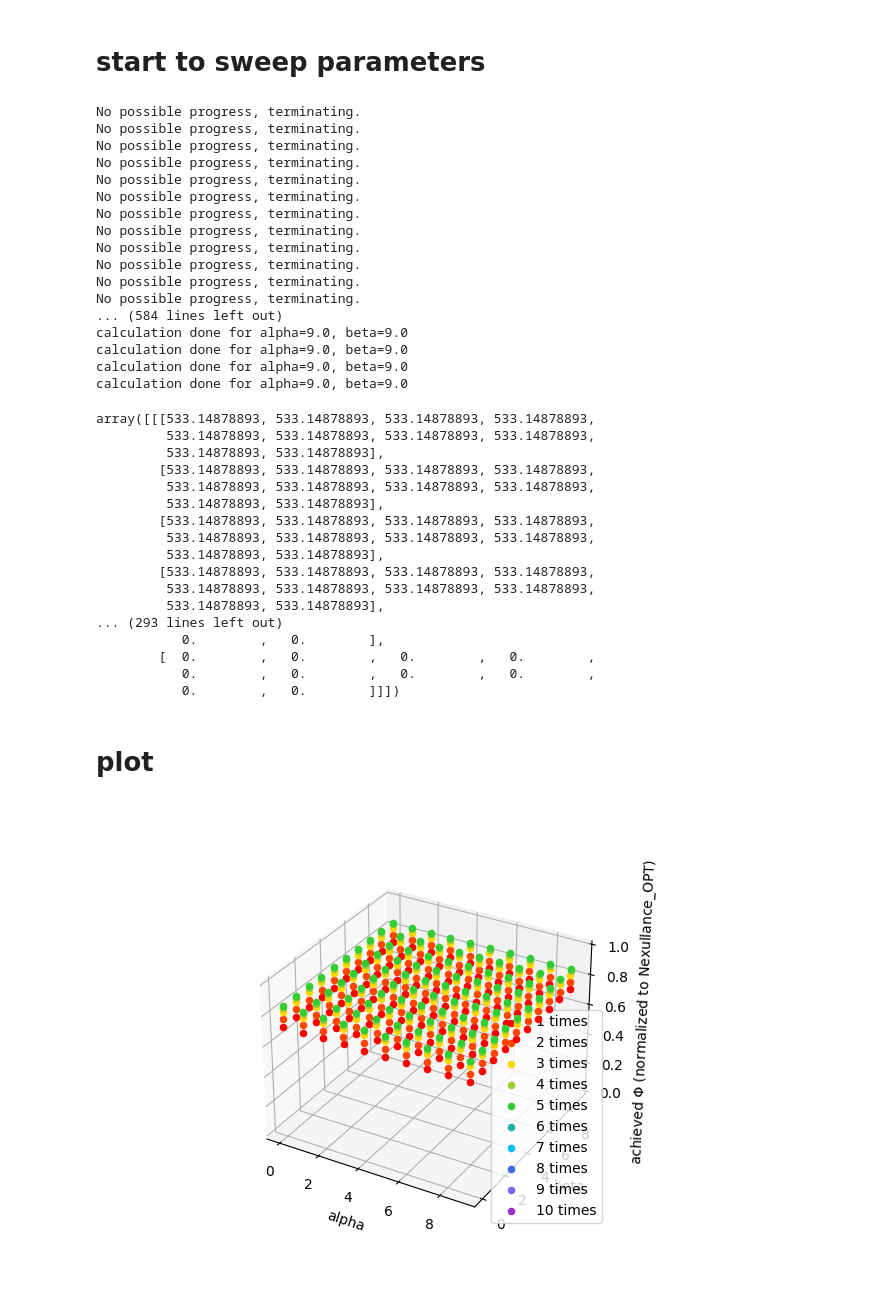
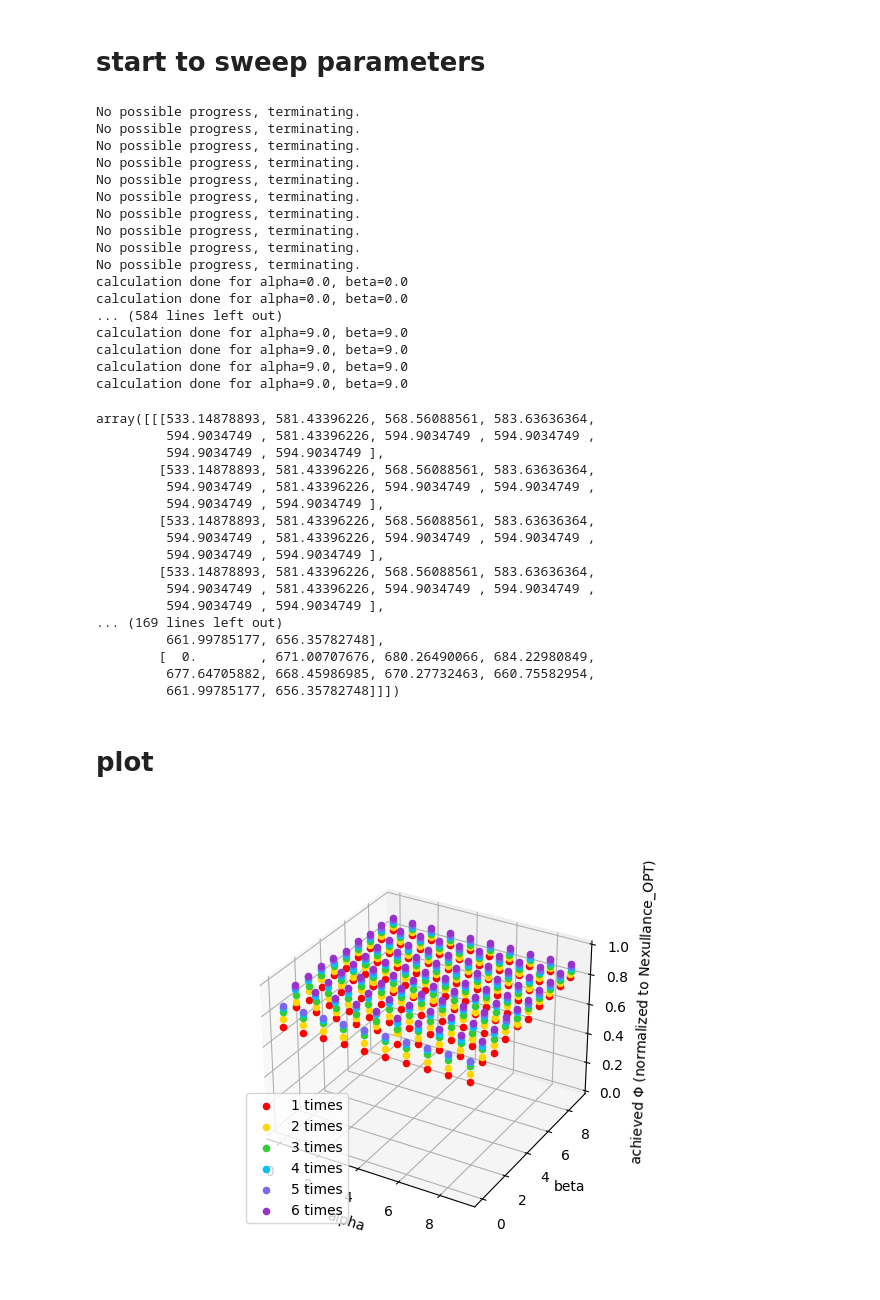
Before and after one commit to ziyuezzy/Nexullance, a Jupyter notebook: nexullance/optimize_method_2_uniform.ipynb, the cells around one changed output. Saved outputs shown, nothing was run; the diff lists cells and outputs as text; code cells hidden in the pictures.

```diff
--- a/nexullance/optimize_method_2_uniform.ipynb
+++ b/nexullance/optimize_method_2_uniform.ipynb
@@ -54,7 +54,7 @@ network_total_throughput =  556.245487364621 GBps
 _alphas = np.array(list(np.arange(0.0, 10.0, 1.0)), dtype=float)
 _betas = np.array(list(np.arange(0.0, 10.0, 1.0)), dtype=float)
 
-num_method_2 = 10
+num_method_2 = 6
 _result_Phis = np.ndarray((num_method_2, len(_alphas), len(_betas)), dtype=float)*0
 # the first dimension corresponds to iterations
 # %%
@@ -65,7 +65,7 @@ def parallel_method(alpha, beta):
     nexu_it_test = copy.deepcopy(nexu_it)
     def weighted_method(s: int, d: int, edge_attributes: dict):
         return method_2_weights(s, d, edge_attributes, alpha, beta)
-    _, results_list = nexu_it_test.optimize(1, num_method_2, weighted_method, None)
+    _, results_list = nexu_it_test.optimize(1, num_method_2, weighted_method, weighted_method)
     output=[]
     return [gl.network_total_throughput(M_EPs, results_list[it][-1], max_local_link_load) for it in range(len(results_list))]
 
@@ -96,8 +96,8 @@ No possible progress, terminating.
 No possible progress, terminating.
 No possible progress, terminating.
 No possible progress, terminating.
-No possible progress, terminating.
-No possible progress, terminating.
+calculation done for alpha=0.0, beta=0.0
+calculation done for alpha=0.0, beta=0.0
 ... (584 lines left out)
 calculation done for alpha=9.0, beta=9.0
 calculation done for alpha=9.0, beta=9.0
@@ -106,23 +106,23 @@ calculation done for alpha=9.0, beta=9.0
 # %%
 _result_Phis
 # %% [output]
-array([[[533.14878893, 533.14878893, 533.14878893, 533.14878893,
-         533.14878893, 533.14878893, 533.14878893, 533.14878893,
-         533.14878893, 533.14878893],
-        [533.14878893, 533.14878893, 533.14878893, 533.14878893,
-         533.14878893, 533.14878893, 533.14878893, 533.14878893,
-         533.14878893, 533.14878893],
-        [533.14878893, 533.14878893, 533.14878893, 533.14878893,
-         533.14878893, 533.14878893, 533.14878893, 533.14878893,
-         533.14878893, 533.14878893],
-        [533.14878893, 533.14878893, 533.14878893, 533.14878893,
-         533.14878893, 533.14878893, 533.14878893, 533.14878893,
-         533.14878893, 533.14878893],
-... (293 lines left out)
-           0.        ,   0.        ],
-        [  0.        ,   0.        ,   0.        ,   0.        ,
-           0.        ,   0.        ,   0.        ,   0.        ,
-           0.        ,   0.        ]]])
+array([[[533.14878893, 581.43396226, 568.56088561, 583.63636364,
+         594.9034749 , 581.43396226, 594.9034749 , 594.9034749 ,
+         594.9034749 , 594.9034749 ],
+        [533.14878893, 581.43396226, 568.56088561, 583.63636364,
+         594.9034749 , 581.43396226, 594.9034749 , 594.9034749 ,
+         594.9034749 , 594.9034749 ],
+        [533.14878893, 581.43396226, 568.56088561, 583.63636364,
+         594.9034749 , 581.43396226, 594.9034749 , 594.9034749 ,
+         594.9034749 , 594.9034749 ],
+        [533.14878893, 581.43396226, 568.56088561, 583.63636364,
+         594.9034749 , 581.43396226, 594.9034749 , 594.9034749 ,
+         594.9034749 , 594.9034749 ],
+... (169 lines left out)
+         661.99785177, 656.35782748],
+        [  0.        , 671.00707676, 680.26490066, 684.22980849,
+         677.64705882, 668.45986985, 670.27732463, 660.75582954,
+         661.99785177, 656.35782748]]])
 # %% [markdown]
 # plot
 # %%
@@ -148,36 +148,37 @@ array([[[533.14878893, 533.14878893, 533.14878893, 533.14878893,
 # plt.show()
 # %%
 OPTIMUM = 742.0  # Nexullance_OPT [GBps]
-colors = ['red', 'orangered', 'gold', 'yellowgreen', 'limegreen',
-          'lightseagreen', 'deepskyblue', 'royalblue', 'mediumslateblue', 'darkorchid']
+colors = ['red', 'gold', 'limegreen', 'deepskyblue', 'mediumslateblue', 'darkorchid']
+# colors = ['red', 'orangered', 'gold', 'yellowgreen', 'limegreen',
+#           'lightseagreen', 'deepskyblue', 'royalblue', 'mediumslateblue', 'darkorchid']
 
 
 fig = plt.figure()
 ax = fig.add_subplot(projection='3d')
 
 legend_handles = []  # List to store legend handles
 legend_labels = []   # List to store legend labels
 
 for i, _alpha in enumerate(_alphas):
     for j, _beta in enumerate(_betas):
         for it in range(num_method_2):
             if _result_Phis[it, i, j] != 0:
                 # Scatter plot
                 ax.scatter(_alpha, _beta, _result_Phis[it, i, j] / OPTIMUM,
                         marker='o', c=colors[it])
 
 # Create legend handles and labels for each color
 for it, color in enumerate(colors):
     legend_handles.append(ax.scatter([], [], [], c=color, label=f"{it+1} times"))
     legend_labels.append(f"{it+1} times")
 
 ax.set_xlabel('alpha')
 ax.set_ylabel('beta')
 ax.set_zlabel('achieved $\Phi$ (normalized to Nexullance_OPT)')
 ax.set_zlim([0, 1])
 
 # Plot legend with the handles and labels created
 plt.legend(handles=legend_handles, labels=legend_labels)
 plt.show()
 # %% [output]
-[figure, old version]
+[figure, new version]
```
Also changed, not shown: parts of 2 cells of this notebook, 10 other files.
